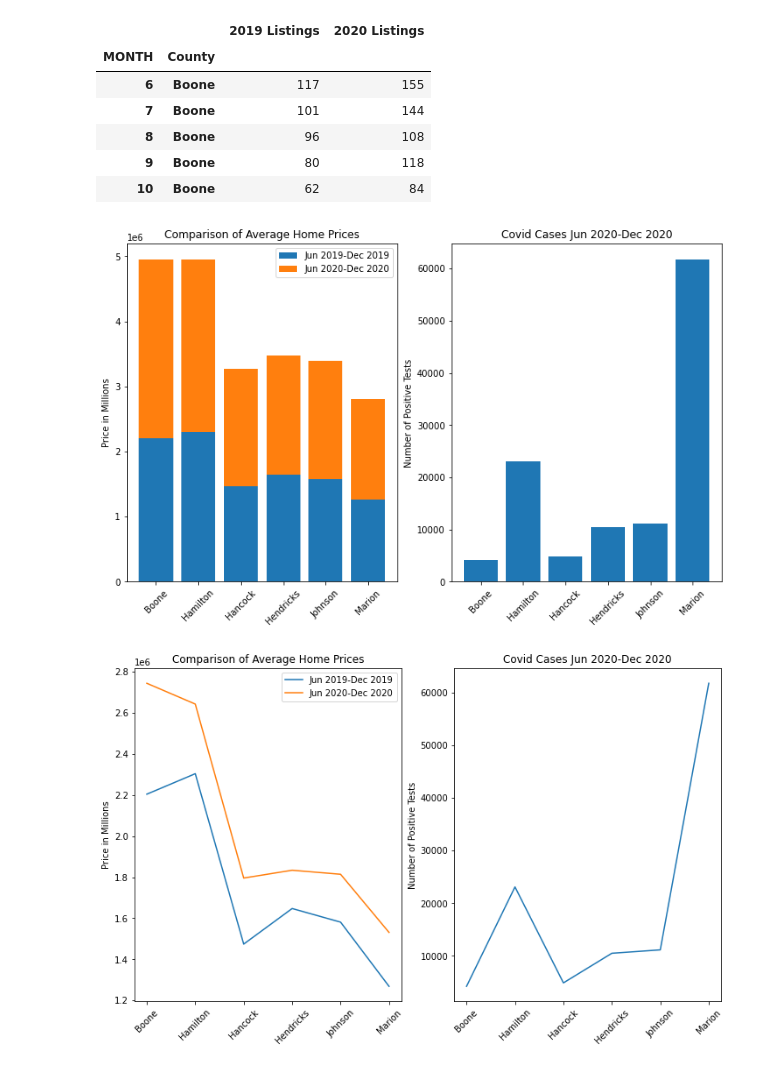
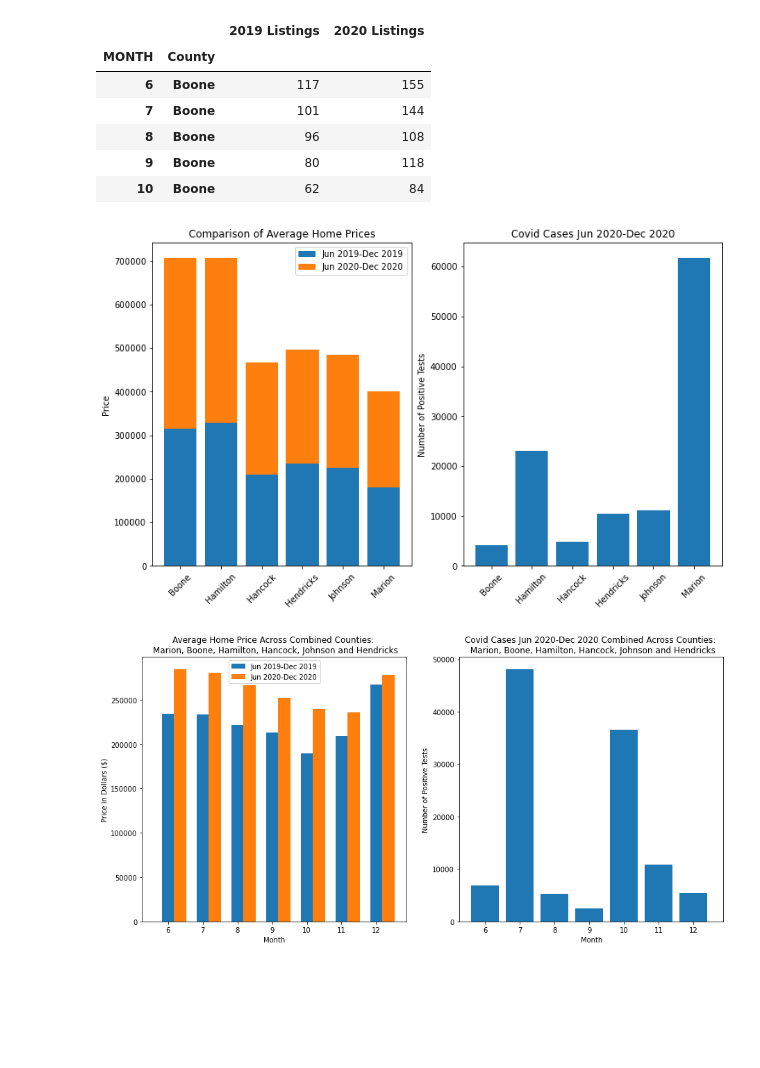
Before and after one commit to c-kleerun/COVID-Housing-Comparison, a Jupyter notebook: Covid-Housing-Analysis.ipynb, the cells around one changed output. Saved outputs shown, nothing was run; the diff lists cells and outputs as text; code cells hidden in the pictures; blank space fills up the shorter version.

Commit message:
changed formatting of graphs, added code to export png of graph to output folder

```diff
--- a/Covid-Housing-Analysis.ipynb
+++ b/Covid-Housing-Analysis.ipynb
@@ -182,53 +189,55 @@ rs_combined_listing.head()
 | 10 | Boone | 62 | 84 |
 # %%
 covid = covid_county_df
-county_avg_19 = rs_combined_county.groupby('County')['2019 Price'].sum()
-county_avg_20 = rs_combined_county.groupby('County')['2020 Price'].sum()
+county_avg_19 = rs_combined_county.groupby('County')['2019 Price'].mean()
+county_avg_20 = rs_combined_county.groupby('County')['2020 Price'].mean()
 
-x_axis1 = list(covid.index)
-x_axis2 = list(rs_combined_county.index)
+x_axis = list(covid.index)
 fig, ax = plt.subplots(1, 2, figsize=(12,7), sharex=True, sharey=False)
 
 p1=ax[0].bar(x_axis, county_avg_19)
 p2=ax[0].bar(x_axis, county_avg_20, bottom=county_avg_19)
 
 ax[0].set_title('Comparison of Average Home Prices')
-ax[0].set_ylabel('Price in Millions')
+ax[0].set_ylabel('Price')
 ax[0].tick_params(axis='x', labelrotation=45)
 ax[0].legend((p1[0], p2[0]), ('Jun 2019-Dec 2019', 'Jun 2020-Dec 2020'))
 
 p3=ax[1].bar(x_axis, covid['COVID_COUNT'])
 ax[1].set_title('Covid Cases Jun 2020-Dec 2020')
 ax[1].set_ylabel('Number of Positive Tests')
 ax[1].tick_params(axis='x', labelrotation=45)
 ax[1].legend
 
 plt.show()
 # %% [output]
-[figure, old version]
+[figure, new version]
 # %%
-covid = covid_county_df
-county_avg_19 = rs_combined_county.groupby('County')['2019 Price'].sum()
-county_avg_20 = rs_combined_county.groupby('County')['2020 Price'].sum()
+covid = covid_month_county
+price_19 = rs_combined_price['2019 Price']
+price_20 = rs_combined_price['2020 Price']
 
-x_axis1 = list(covid.index)
-x_axis2 = list(rs_combined_county.index)
-fig, ax = plt.subplots(1, 2, figsize=(12,7), sharex=True, sharey=False)
+x_axis1 = covid_month_county.index
+x_axis2 = rs_combined_price.index
+fig, ax = plt.subplots(1, 2, figsize=(15,7), sharex=True, sharey=False)
+width=0.35
 
-p1=ax[0].plot(x_axis, county_avg_19)
-p2=ax[0].plot(x_axis, county_avg_20)
+p1=ax[0].bar(x_axis2, price_19.values, width)
+p2=ax[0].bar(x_axis2+width, price_20.values, width)
 
-ax[0].set_title('Comparison of Average Home Prices')
-ax[0].set_ylabel('Price in Millions')
-ax[0].tick_params(axis='x', labelrotation=45)
+ax[0].set_title('Average Home Price Across Combined Counties: \n Marion, Boone, Hamilton, Hancock, Johnson and Hendricks')
+ax[0].set_ylabel('Price in Dollars ($)')
+ax[0].set_xlabel('Month')
 ax[0].legend((p1[0], p2[0]), ('Jun 2019-Dec 2019', 'Jun 2020-Dec 2020'))
 
-p3=ax[1].plot(x_axis, covid['COVID_COUNT'])
-ax[1].set_title('Covid Cases Jun 2020-Dec 2020')
+p3=ax[1].bar(x_axis2, covid['COVID_COUNT'])
+ax[1].set_title('Covid Cases Jun 2020-Dec 2020 Combined Across Counties: \n Marion, Boone, Hamilton, Hancock, Johnson and Hendricks')
 ax[1].set_ylabel('Number of Positive Tests')
-ax[1].tick_params(axis='x', labelrotation=45)
+ax[1].set_xlabel('Month')
 ax[1].legend
 
+plt.savefig('output/price_covid.png')
+
 plt.show()
 # %% [output]
-[figure, old version]
+[figure, new version]
```
Also changed, not shown: parts of 5 cells of this notebook, 2 other files.
